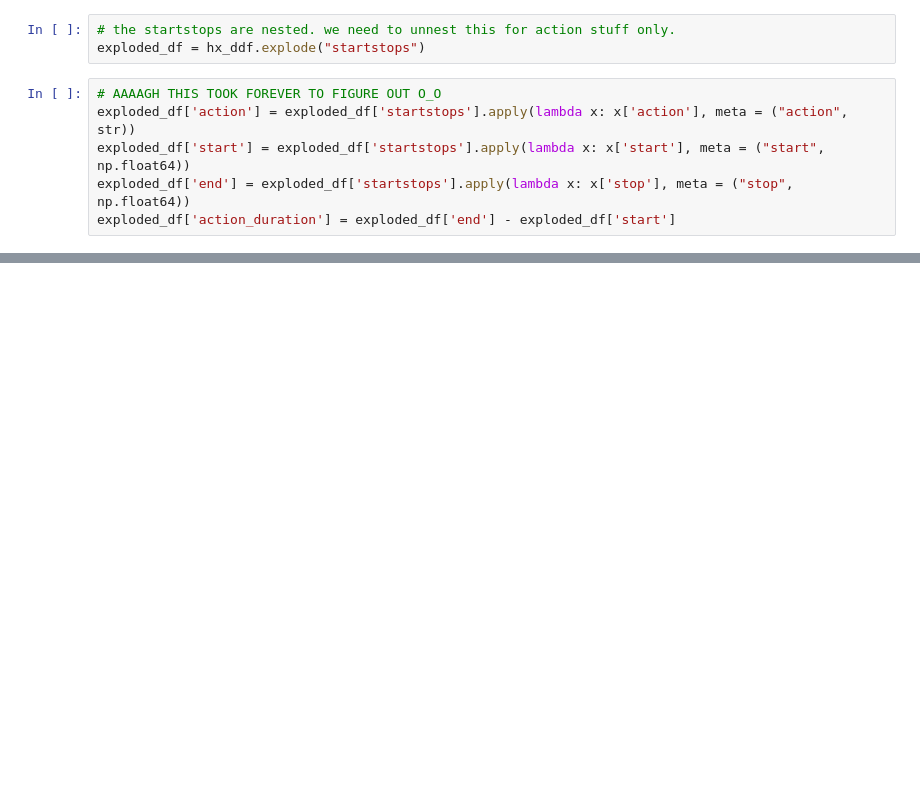
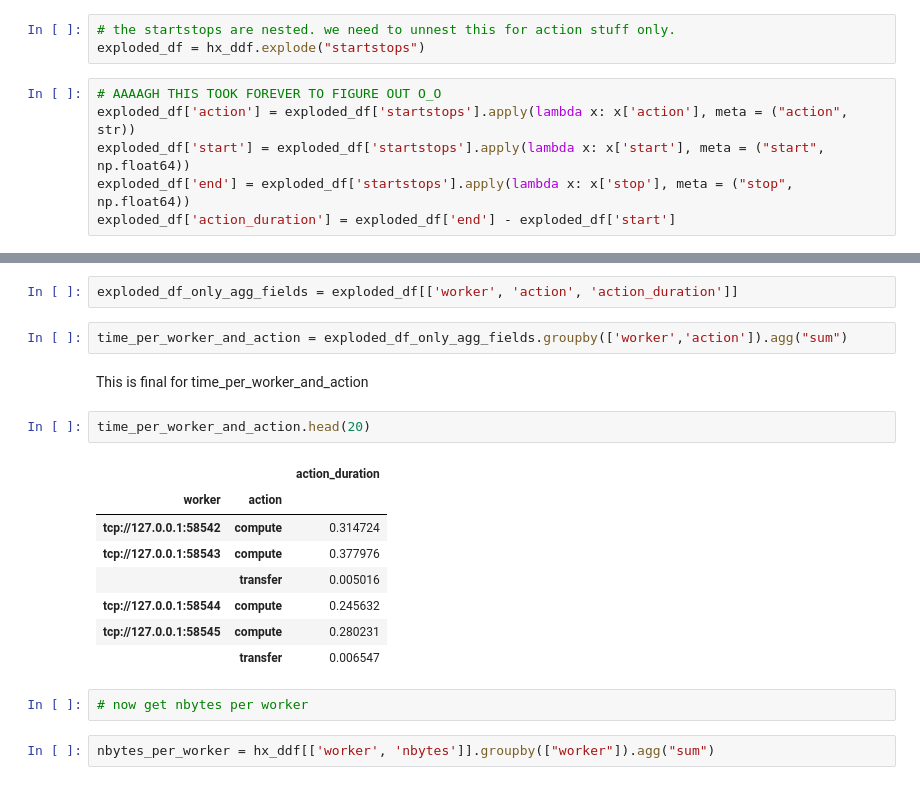
Before and after one commit to mlkimmins/dask_rsds_scheduler_research, a Jupyter notebook: nyc_taxi_distributed.ipynb, the cells around one changed output, grey strips where cells are left out. Cells and saved outputs as stored; diff of their text form; blank space fills up the shorter version.

```diff
--- a/nyc_taxi_distributed.ipynb
+++ b/nyc_taxi_distributed.ipynb
@@ -294,0 +205,21 @@ dtype: object
+# %%
+exploded_df_only_agg_fields = exploded_df[['worker', 'action', 'action_duration']]
+# %%
+time_per_worker_and_action = exploded_df_only_agg_fields.groupby(['worker','action']).agg("sum")
+# %% [markdown]
+This is final for time_per_worker_and_action
+# %%
+time_per_worker_and_action.head(20)
+# %% [output]
+|  |  | action_duration |
+| worker | action |  |
+| tcp://127.0.0.1:58542 | compute | 0.314724 |
+| tcp://127.0.0.1:58543 | compute | 0.377976 |
+|  | transfer | 0.005016 |
+| tcp://127.0.0.1:58544 | compute | 0.245632 |
+| tcp://127.0.0.1:58545 | compute | 0.280231 |
+|  | transfer | 0.006547 |
+# %%
+# now get nbytes per worker
+# %%
+nbytes_per_worker = hx_ddf[['worker', 'nbytes']].groupby(["worker"]).agg("sum")
```
Also changed, not shown: parts of 10 cells of this notebook.
